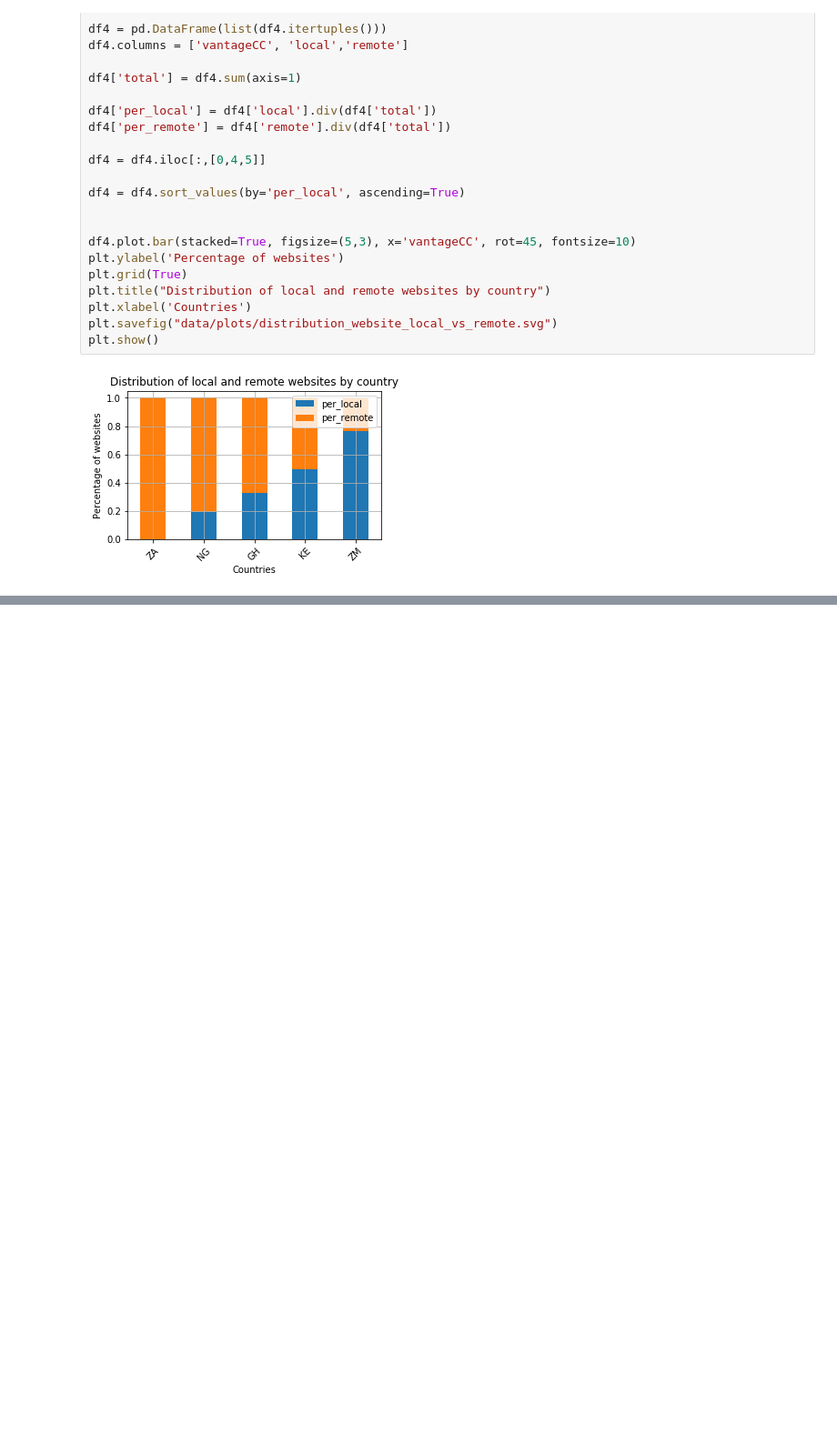
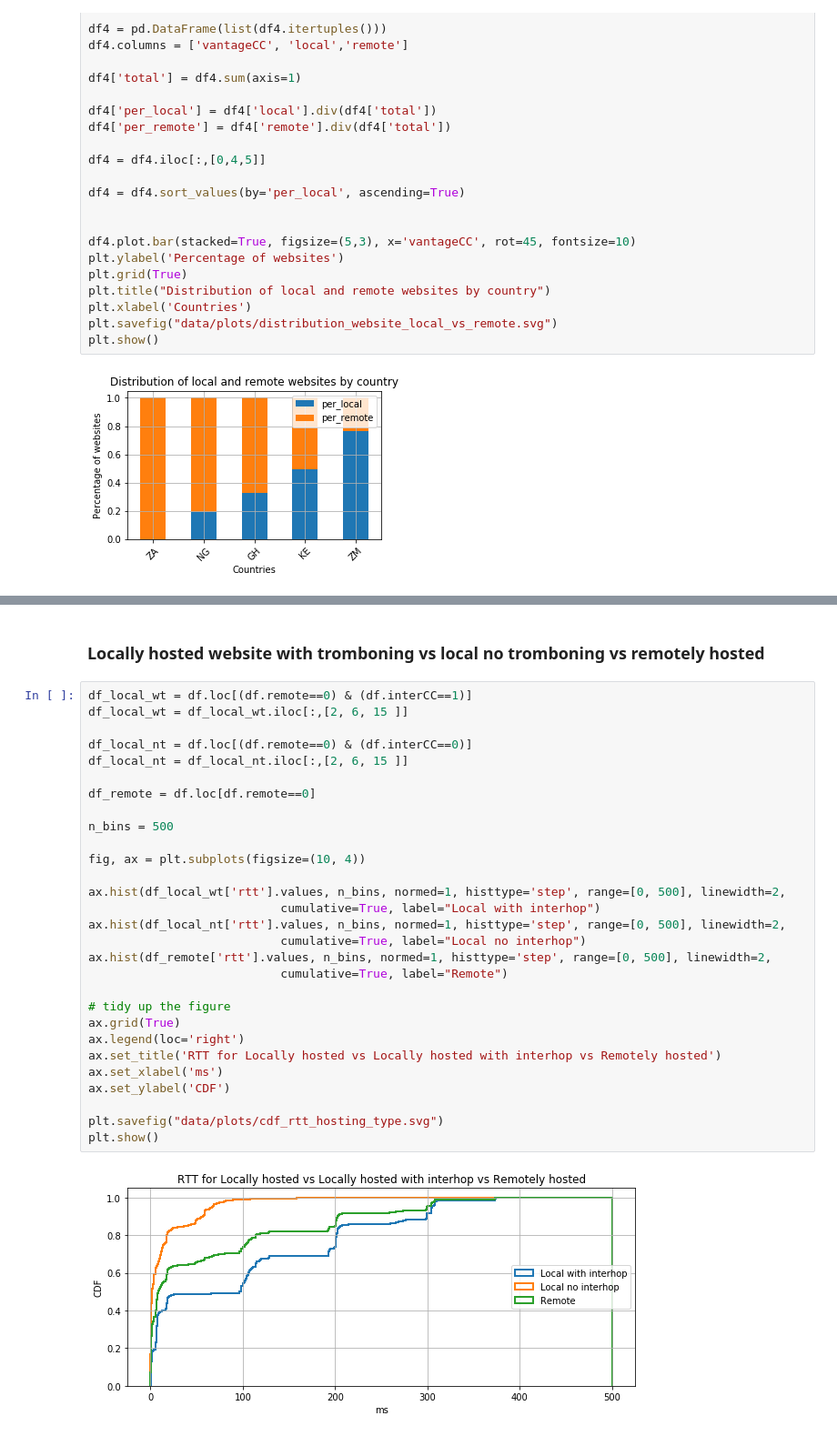
Before and after one commit to AFRINIC-Labs/cloud-computing, a Jupyter notebook: Cloud-computing.ipynb, the cells around one changed output, grey strips where cells are left out. Shown at 91% size. Cells and saved outputs as stored; diff of their text form; blank space fills up the shorter version.

Commit message:
new plots

```diff
--- a/Cloud-computing.ipynb
+++ b/Cloud-computing.ipynb
@@ -198,0 +191,33 @@ sns.heatmap(ax=ax2, cmap='Blues', linewidths=0.5, data=df_matrix_median, annot=T
+# %% [markdown]
+### Locally hosted website with tromboning vs local no tromboning vs remotely hosted
+# %%
+df_local_wt = df.loc[(df.remote==0) & (df.interCC==1)]
+df_local_wt = df_local_wt.iloc[:,[2, 6, 15 ]]
+
+df_local_nt = df.loc[(df.remote==0) & (df.interCC==0)]
+df_local_nt = df_local_nt.iloc[:,[2, 6, 15 ]]
+
+df_remote = df.loc[df.remote==0]
+
+n_bins = 500
+
+fig, ax = plt.subplots(figsize=(10, 4))
+
+ax.hist(df_local_wt['rtt'].values, n_bins, normed=1, histtype='step', range=[0, 500], linewidth=2,
+                           cumulative=True, label="Local with interhop")
+ax.hist(df_local_nt['rtt'].values, n_bins, normed=1, histtype='step', range=[0, 500], linewidth=2,
+                           cumulative=True, label="Local no interhop")
+ax.hist(df_remote['rtt'].values, n_bins, normed=1, histtype='step', range=[0, 500], linewidth=2,
+                           cumulative=True, label="Remote")
+
+# tidy up the figure
+ax.grid(True)
+ax.legend(loc='right')
+ax.set_title('RTT for Locally hosted vs Locally hosted with interhop vs Remotely hosted')
+ax.set_xlabel('ms')
+ax.set_ylabel('CDF')
+
+plt.savefig("data/plots/cdf_rtt_hosting_type.svg")
+plt.show()
+# %% [output]
+[figure, added]
```
Also changed, not shown: parts of 5 cells of this notebook, 4 other files.
